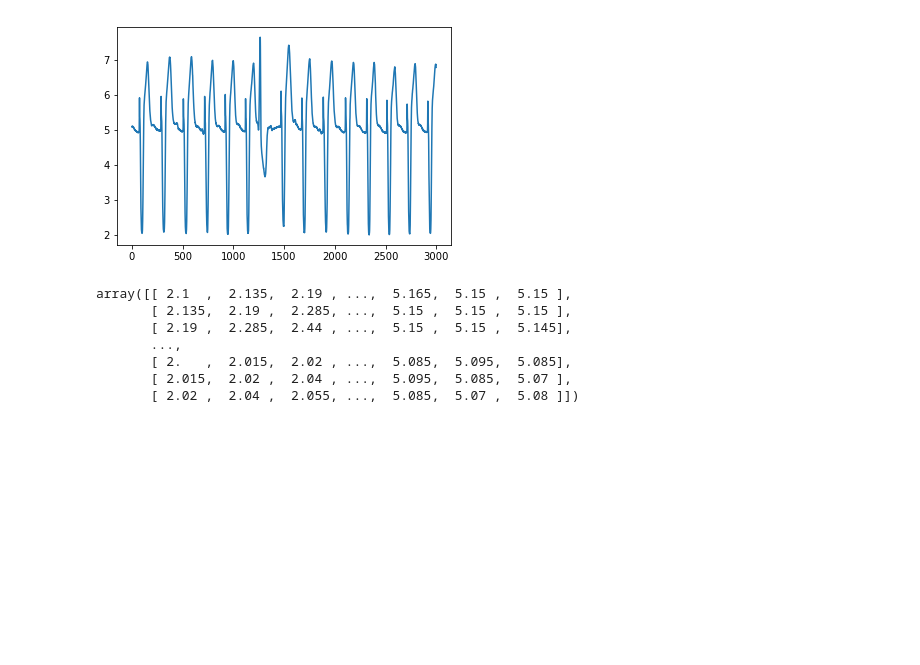
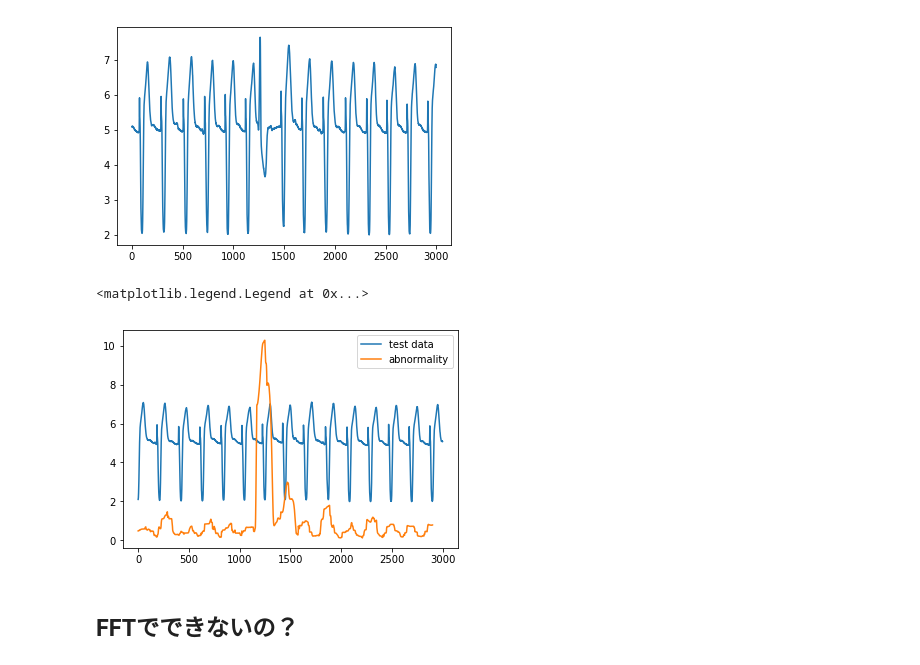
Before and after one commit to natsutan/study_ml, a Jupyter notebook: IADML/chap7/近傍法.ipynb, the cells around one changed output. Saved outputs shown, nothing was run; the diff lists cells and outputs as text; code cells hidden in the pictures; blank space fills up the shorter version.

```diff
--- a/IADML/chap7/近傍法.ipynb
+++ b/IADML/chap7/近傍法.ipynb
@@ -12,6 +12,8 @@ df = pd.read_csv(txt_file, sep="\t", header=None)
 
 normal_data = df.loc[:2999, 2].values
 anomaly_data = df.loc[3000:5999, 2].values
+
+w = 100
 # %%
 plt.plot(normal_data)
 # %% [output]
@@ -34,14 +36,19 @@ def embed(x, w):
 
     return pts
 
-x = embed(normal_data,100)
+train_data = embed(normal_data, w)
+test_data = embed(anomaly_data, w)
-# %%
-x
-# %% [output]
-array([[ 2.1  ,  2.135,  2.19 , ...,  5.165,  5.15 ,  5.15 ],
-       [ 2.135,  2.19 ,  2.285, ...,  5.15 ,  5.15 ,  5.15 ],
-       [ 2.19 ,  2.285,  2.44 , ...,  5.15 ,  5.15 ,  5.145],
-       ...,
-       [ 2.   ,  2.015,  2.02 , ...,  5.085,  5.095,  5.085],
-       [ 2.015,  2.02 ,  2.04 , ...,  5.095,  5.085,  5.07 ],
-       [ 2.02 ,  2.04 ,  2.055, ...,  5.085,  5.07 ,  5.08 ]])
+# %%
+from sklearn.neighbors import NearestNeighbors
+nbrs = NearestNeighbors(n_neighbors=1, n_jobs=-1).fit(train_data)
+distances, indices = nbrs.kneighbors(test_data)
+
+# テストデータと異常度のプロット
+plt.plot(normal_data)
+plt.plot(distances)
+plt.legend(["test data", "abnormality"])
+# %% [output]
+<matplotlib.legend.Legend at 0x...>
+[figure, added]
+# %% [markdown]
+## FFTでできないの？
```
Also changed, not shown: parts of 4 cells of this notebook.
